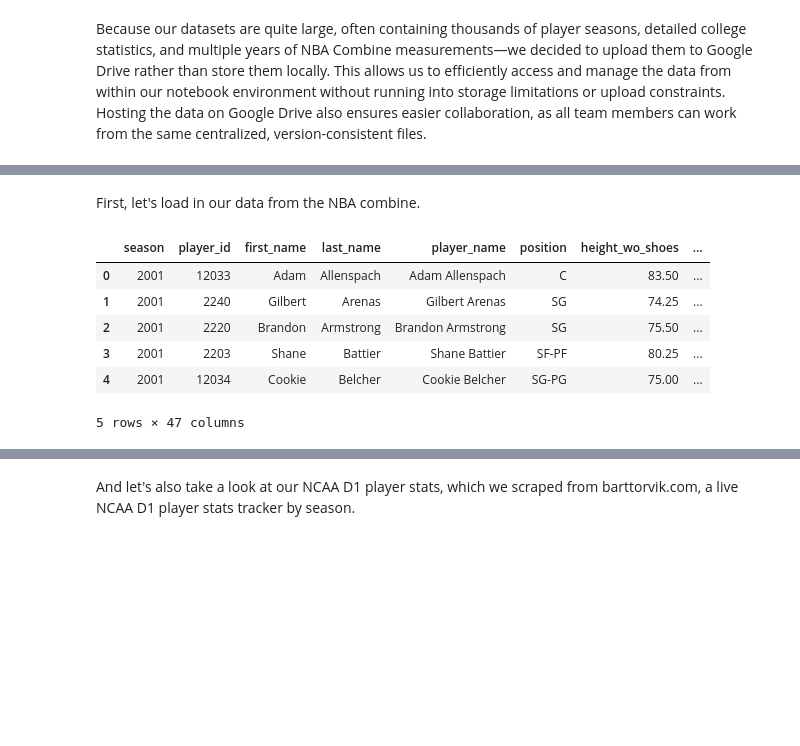
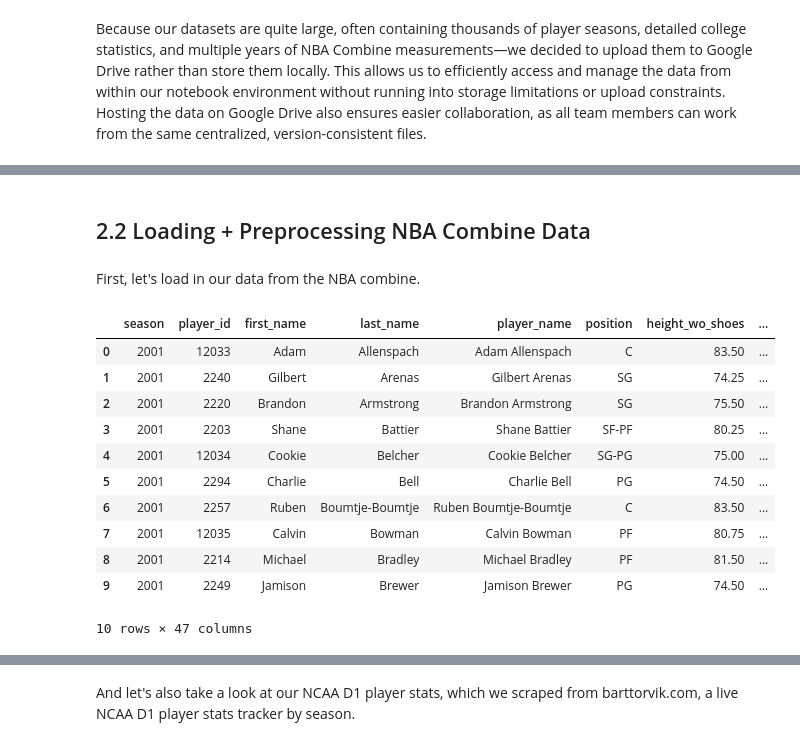
Before and after one commit to BennettHilck12/DraftEdge, a Jupyter notebook: DraftEdge.ipynb, the cells around one changed output, grey strips where cells are left out. Saved outputs shown, nothing was run; the diff lists cells and outputs as text; code cells hidden in the pictures; blank space fills up the shorter version.

```diff
--- a/DraftEdge.ipynb
+++ b/DraftEdge.ipynb
@@ -83,14 +87,21 @@ Drive already mounted at /content/drive; to attempt to forcibly remount, call dr
+# %% [markdown]
+## 2.2 Loading + Preprocessing NBA Combine Data
 # %% [markdown]
 First, let's load in our data from the NBA combine.
 # %%
 file_path = '/content/drive/MyDrive/final_project_datasets/draft_combine_stats.csv'
 combine_df = pd.read_csv(file_path)
-display(combine_df.head())
+display(combine_df.head(10))
 # %% [output]
 |  | season | player_id | first_name | last_name | player_name | position | height_wo_shoes | ... |
 | 0 | 2001 | 12033 | Adam | Allenspach | Adam Allenspach | C | 83.50 | ... |
 | 1 | 2001 | 2240 | Gilbert | Arenas | Gilbert Arenas | SG | 74.25 | ... |
 | 2 | 2001 | 2220 | Brandon | Armstrong | Brandon Armstrong | SG | 75.50 | ... |
 | 3 | 2001 | 2203 | Shane | Battier | Shane Battier | SF-PF | 80.25 | ... |
 | 4 | 2001 | 12034 | Cookie | Belcher | Cookie Belcher | SG-PG | 75.00 | ... |
+| 5 | 2001 | 2294 | Charlie | Bell | Charlie Bell | PG | 74.50 | ... |
+| 6 | 2001 | 2257 | Ruben | Boumtje-Boumtje | Ruben Boumtje-Boumtje | C | 83.50 | ... |
+| 7 | 2001 | 12035 | Calvin | Bowman | Calvin Bowman | PF | 80.75 | ... |
+| 8 | 2001 | 2214 | Michael | Bradley | Michael Bradley | PF | 81.50 | ... |
+| 9 | 2001 | 2249 | Jamison | Brewer | Jamison Brewer | PG | 74.50 | ... |
-5 rows × 47 columns
+10 rows × 47 columns
```
Also changed, not shown: parts of 21 cells of this notebook.
